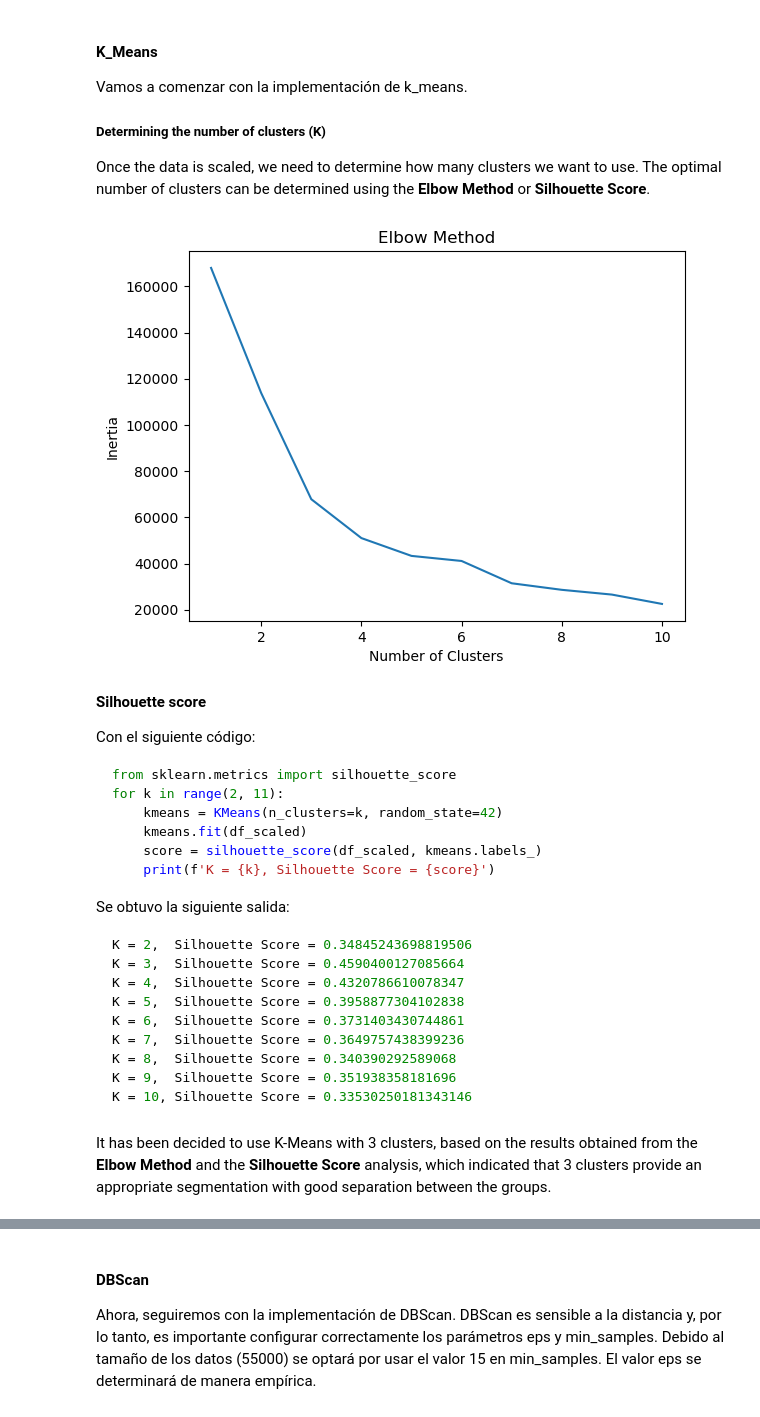
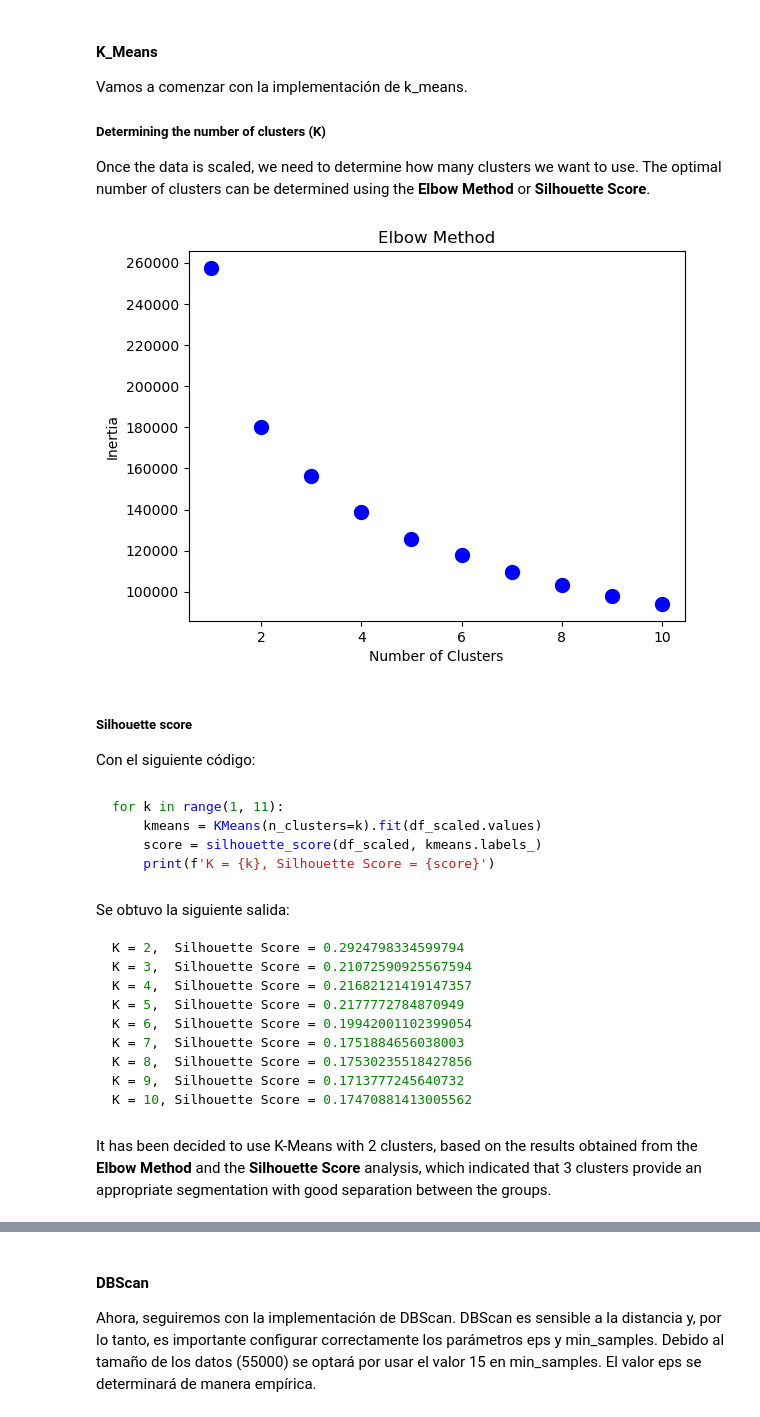
Before and after one commit to davexat/Client_Segmentation_Dashboard, a Jupyter notebook: notebooks/3.0_dsb_clustering_implementation.ipynb, the cells around one changed output, grey strips where cells are left out. Cells and saved outputs as stored; diff of their text form; code cells hidden in the pictures.

````diff
--- a/notebooks/3.0_dsb_clustering_implementation.ipynb
+++ b/notebooks/3.0_dsb_clustering_implementation.ipynb
@@ -78,43 +103,42 @@ Once the data is scaled, we need to determine how many clusters we want to use.
 # %%
 # Elbow method
 inertia = []
 for k in range(1, 11):
-    kmeans = KMeans(n_clusters=k, random_state=42)
-    kmeans.fit(df_scaled)
+    kmeans = KMeans(n_clusters=k).fit(df_scaled.values)
     inertia.append(kmeans.inertia_)
 
-plt.plot(range(1, 11), inertia)
+plt.scatter(range(1, 11), inertia, marker="o", s=100, color="blue")
 plt.title('Elbow Method')
 plt.xlabel('Number of Clusters')
 plt.ylabel('Inertia')
 plt.show()
 # %% [output]
-[figure, old version]
+[figure, new version]
+# %% [markdown]
+##### Silhouette score
+
+Con el siguiente código:
+# %% [markdown]
+```python
+for k in range(1, 11):
+    kmeans = KMeans(n_clusters=k).fit(df_scaled.values)
+    score = silhouette_score(df_scaled, kmeans.labels_)
+    print(f'K = {k}, Silhouette Score = {score}')
+```
 # %% [markdown]
-**Silhouette score**
-
-Con el siguiente código:
-```python
-from sklearn.metrics import silhouette_score
-for k in range(2, 11):
-    kmeans = KMeans(n_clusters=k, random_state=42)
-    kmeans.fit(df_scaled)
-    score = silhouette_score(df_scaled, kmeans.labels_)
-    print(f'K = {k}, Silhouette Score = {score}')
-```
 Se obtuvo la siguiente salida:
 ```python
-K = 2,  Silhouette Score = 0.34845243698819506
-K = 3,  Silhouette Score = 0.4590400127085664
-K = 4,  Silhouette Score = 0.4320786610078347
-K = 5,  Silhouette Score = 0.3958877304102838
-K = 6,  Silhouette Score = 0.3731403430744861
-K = 7,  Silhouette Score = 0.3649757438399236
-K = 8,  Silhouette Score = 0.340390292589068
-K = 9,  Silhouette Score = 0.351938358181696
-K = 10, Silhouette Score = 0.33530250181343146
+K = 2,  Silhouette Score = 0.2924798334599794
+K = 3,  Silhouette Score = 0.21072590925567594
+K = 4,  Silhouette Score = 0.21682121419147357
+K = 5,  Silhouette Score = 0.2177772784870949
+K = 6,  Silhouette Score = 0.19942001102399054
+K = 7,  Silhouette Score = 0.1751884656038003
+K = 8,  Silhouette Score = 0.17530235518427856
+K = 9,  Silhouette Score = 0.1713777245640732
+K = 10, Silhouette Score = 0.17470881413005562
 ```
 # %% [markdown]
-It has been decided to use K-Means with 3 clusters, based on the results obtained from the **Elbow Method** and the **Silhouette Score** analysis, which indicated that 3 clusters provide an appropriate segmentation with good separation between the groups.
+It has been decided to use K-Means with 2 clusters, based on the results obtained from the **Elbow Method** and the **Silhouette Score** analysis, which indicated that 3 clusters provide an appropriate segmentation with good separation between the groups.
 # %%
 df_kmeans = df.copy()
````
Also changed, not shown: parts of 11 cells of this notebook.
